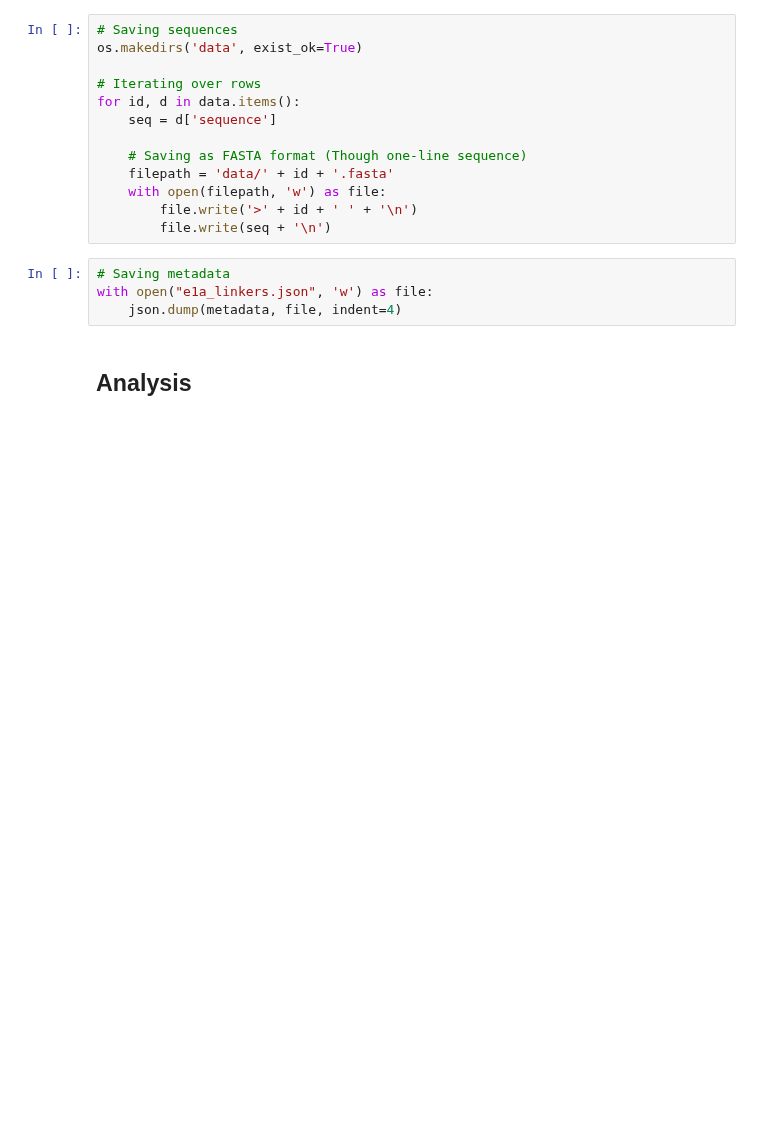
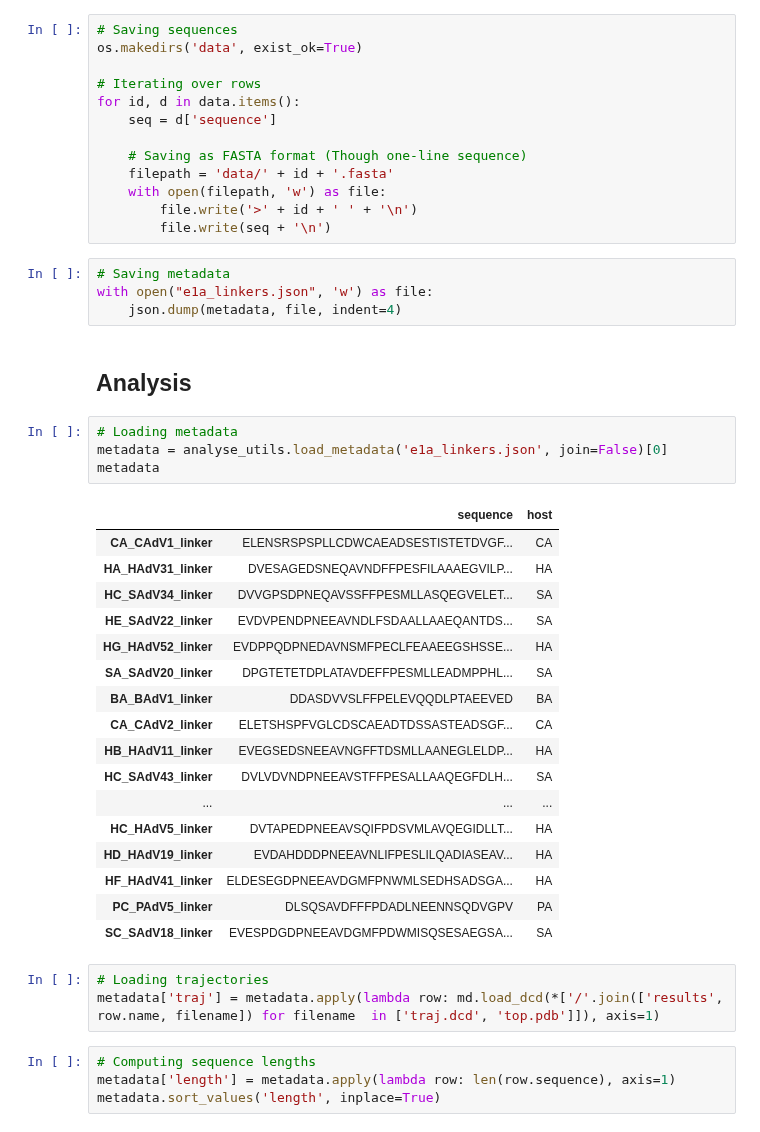
Before and after one commit to frederikespersen/OrthoIDP, a Jupyter notebook: exp/e1a_linkers/e1a_linkers.ipynb, the cells around one changed output. Saved outputs shown, nothing was run; the diff lists cells and outputs as text; blank space fills up the shorter version.

```diff
--- a/exp/e1a_linkers/e1a_linkers.ipynb
+++ b/exp/e1a_linkers/e1a_linkers.ipynb
@@ -37,3 +49,32 @@ with open("e1a_linkers.json", 'w') as file:
     json.dump(metadata, file, indent=4)
 # %% [markdown]
 ## Analysis
+# %%
+# Loading metadata
+metadata = analyse_utils.load_metadata('e1a_linkers.json', join=False)[0]
+metadata
+# %% [output]
+|  | sequence | host |
+| CA_CAdV1_linker | ELENSRSPSPLLCDWCAEADSESTISTETDVGF... | CA |
+| HA_HAdV31_linker | DVESAGEDSNEQAVNDFFPESFILAAAEGVILP... | HA |
+| HC_SAdV34_linker | DVVGPSDPNEQAVSSFFPESMLLASQEGVELET... | SA |
+| HE_SAdV22_linker | EVDVPENDPNEEAVNDLFSDAALLAAEQANTDS... | SA |
+| HG_HAdV52_linker | EVDPPQDPNEDAVNSMFPECLFEAAEEGSHSSE... | HA |
+| SA_SAdV20_linker | DPGTETETDPLATAVDEFFPESMLLEADMPPHL... | SA |
+| BA_BAdV1_linker | DDASDVVSLFFPELEVQQDLPTAEEVED | BA |
+| CA_CAdV2_linker | ELETSHSPFVGLCDSCAEADTDSSASTEADSGF... | CA |
+| HB_HAdV11_linker | EVEGSEDSNEEAVNGFFTDSMLLAANEGLELDP... | HA |
+| HC_SAdV43_linker | DVLVDVNDPNEEAVSTFFPESALLAAQEGFDLH... | SA |
+| ... | ... | ... |
+| HC_HAdV5_linker | DVTAPEDPNEEAVSQIFPDSVMLAVQEGIDLLT... | HA |
+| HD_HAdV19_linker | EVDAHDDDPNEEAVNLIFPESLILQADIASEAV... | HA |
+| HF_HAdV41_linker | ELDESEGDPNEEAVDGMFPNWMLSEDHSADSGA... | HA |
+| PC_PAdV5_linker | DLSQSAVDFFFPDADLNEENNSQDVGPV | PA |
+| SC_SAdV18_linker | EVESPDGDPNEEAVDGMFPDWMISQSESAEGSA... | SA |
+# %%
+# Loading trajectories
+metadata['traj'] = metadata.apply(lambda row: md.load_dcd(*['/'.join(['results', row.name, filename]) for filename  in ['traj.dcd', 'top.pdb']]), axis=1)
+# %%
+# Computing sequence lengths
+metadata['length'] = metadata.apply(lambda row: len(row.sequence), axis=1)
+metadata.sort_values('length', inplace=True)
```
Also changed, not shown: parts of 8 cells of this notebook, 2 other files.
